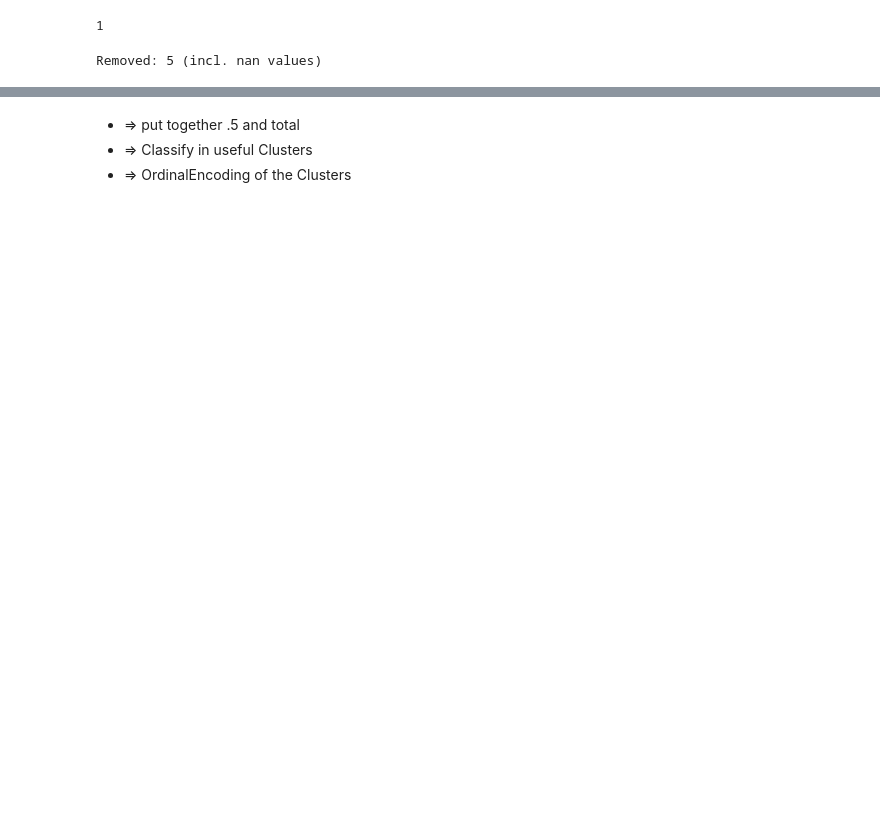
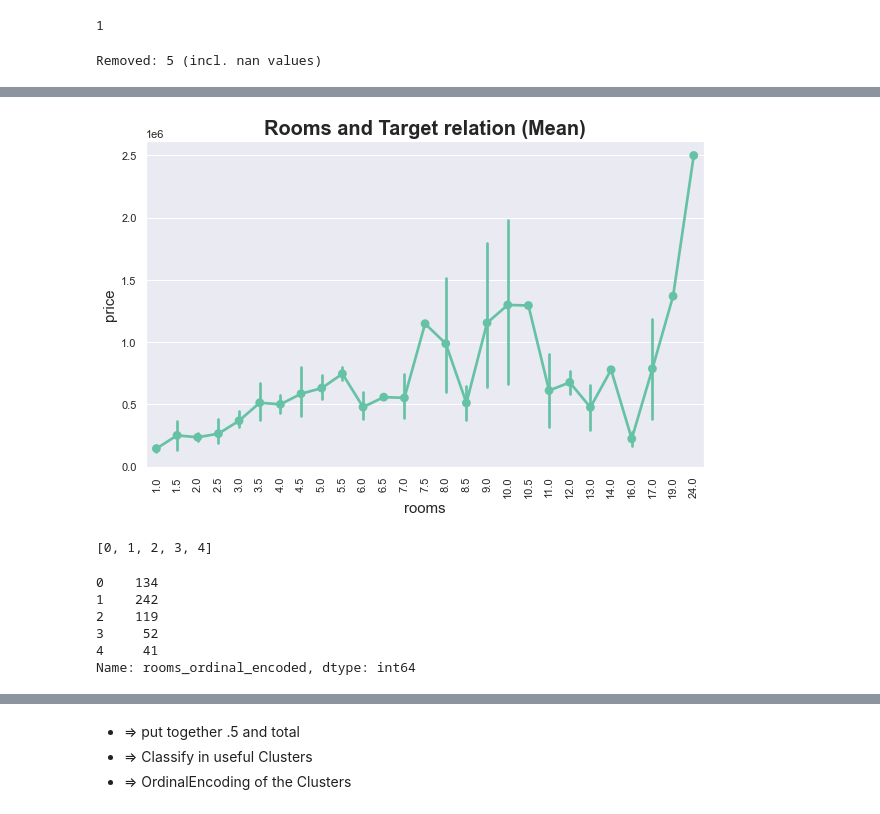
Before and after one commit to enricogoerlitz/Price-Predictor, a Jupyter notebook: project/modelling/01_eda.ipynb, the cells around one changed output, grey strips where cells are left out. Cells and saved outputs as stored; diff of their text form; code cells hidden in the pictures; blank space fills up the shorter version.

```diff
--- a/project/modelling/01_eda.ipynb
+++ b/project/modelling/01_eda.ipynb
@@ -367,0 +381,37 @@ sns.regplot(x=ROOMS, y=LIVING_SPACE, data=df);
+# %%
+plot_target_relation(x=ROOMS, title="Rooms and Target relation (Mean)", rotate=90);
+# %% [output]
+[figure, added]
+# %%
+[i for i in range(5)]
+# %% [output]
+[0, 1, 2, 3, 4]
+# %%
+df[ROOMS_OE] = df[ROOMS].astype(int)
+
+def rooms_to_cluster(rooms: int) -> int:
+    """
+    0:  1 & 2
+    1:  3 & 4
+    2:  5 & 6
+    3:  7 & 8
+    4:  > 8
+    returns a ordered cluster number
+    """
+
+    if rooms == np.nan: return np.nan
+    if rooms < 3: return 0
+    elif rooms < 5: return 1
+    elif rooms < 7: return 2
+    elif rooms < 9: return 3
+    return 4
+
+df[ROOMS_OE] = df[ROOMS].apply(rooms_to_cluster).astype("category").cat.reorder_categories([i for i in range(5)])
+df[ROOMS_OE].value_counts(dropna=False, sort=False)
+# %% [output]
+0    134
+1    242
+2    119
+3     52
+4     41
+Name: rooms_ordinal_encoded, dtype: int64
```
Also changed, not shown: parts of 39 cells of this notebook, 1 other file.
